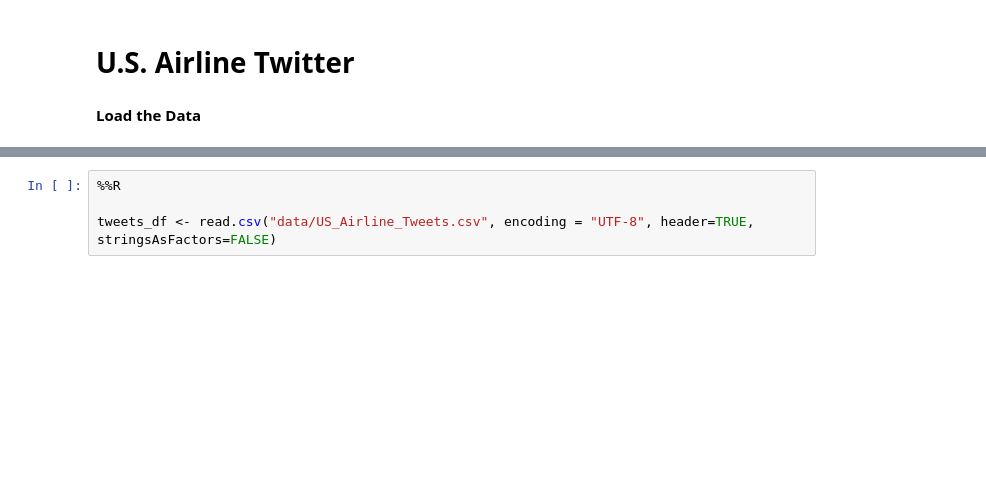
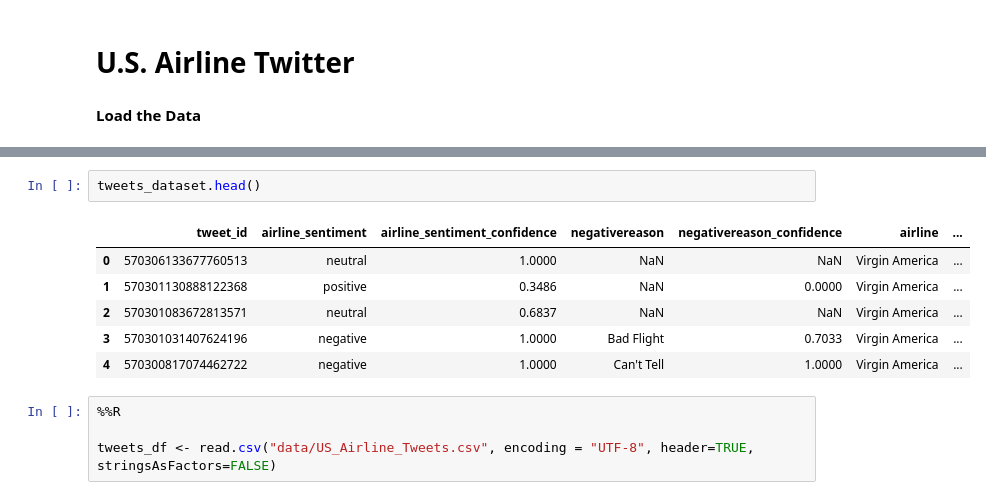
Before and after one commit to outcastgeek/ANLY520_US_AirlineTwitterSentimentAnalysis, a Jupyter notebook: U.S.AirlineTwitterSentimentAnalysis.ipynb, the cells around one changed output, grey strips where cells are left out. Cells and saved outputs as stored; diff of their text form; blank space fills up the shorter version.

```diff
--- a/U.S.AirlineTwitterSentimentAnalysis.ipynb
+++ b/U.S.AirlineTwitterSentimentAnalysis.ipynb
@@ -59,3 +100,12 @@ tweets_dataset = pd.read_csv("data/US_Airline_Tweets.csv") # Load Data
+# %%
+tweets_dataset.head()
+# %% [output]
+|  | tweet_id | airline_sentiment | airline_sentiment_confidence | negativereason | negativereason_confidence | airline | ... |
+| 0 | 570306133677760513 | neutral | 1.0000 | NaN | NaN | Virgin America | ... |
+| 1 | 570301130888122368 | positive | 0.3486 | NaN | 0.0000 | Virgin America | ... |
+| 2 | 570301083672813571 | neutral | 0.6837 | NaN | NaN | Virgin America | ... |
+| 3 | 570301031407624196 | negative | 1.0000 | Bad Flight | 0.7033 | Virgin America | ... |
+| 4 | 570300817074462722 | negative | 1.0000 | Can't Tell | 1.0000 | Virgin America | ... |
 # %%
 %%R
 
```
Also changed, not shown: parts of 14 cells of this notebook.
